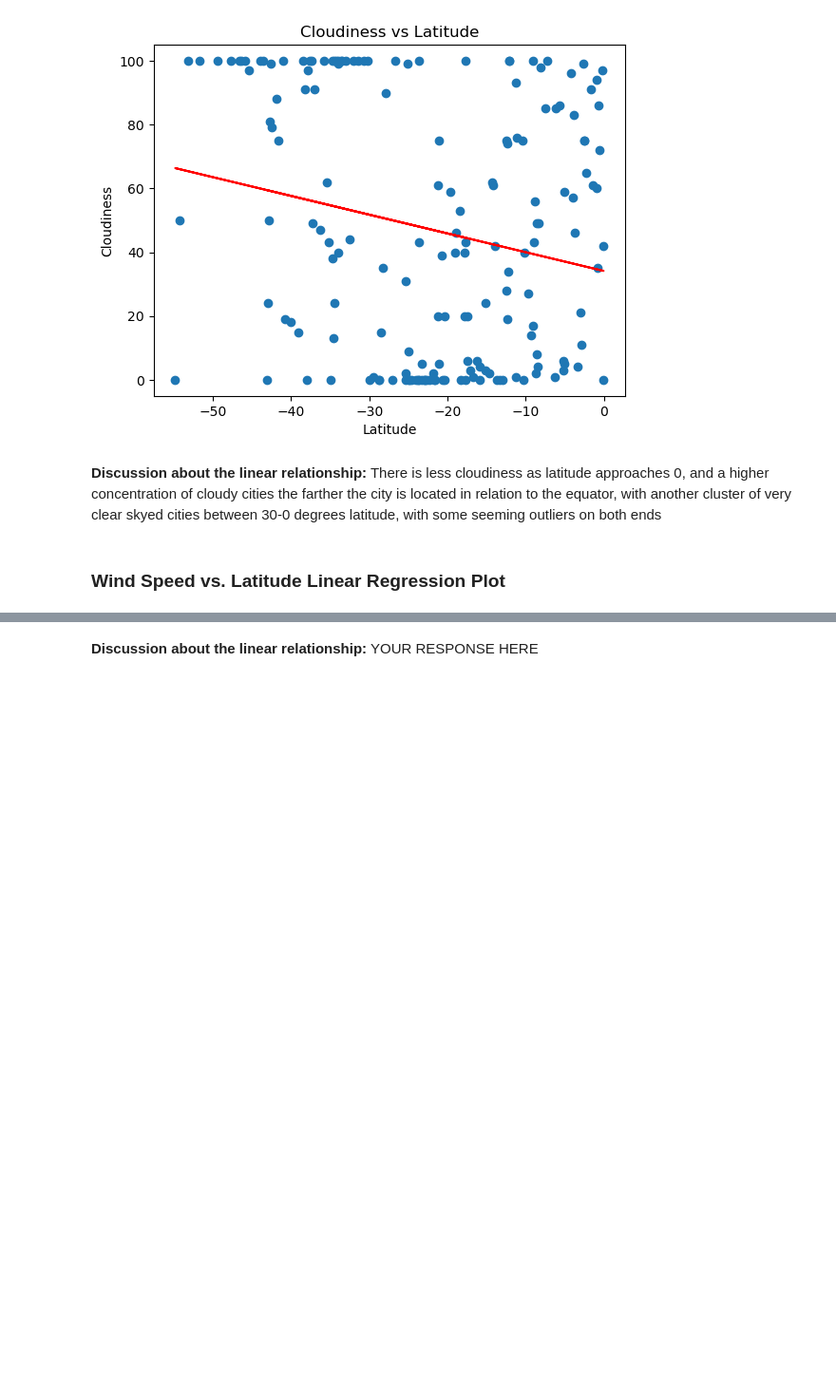
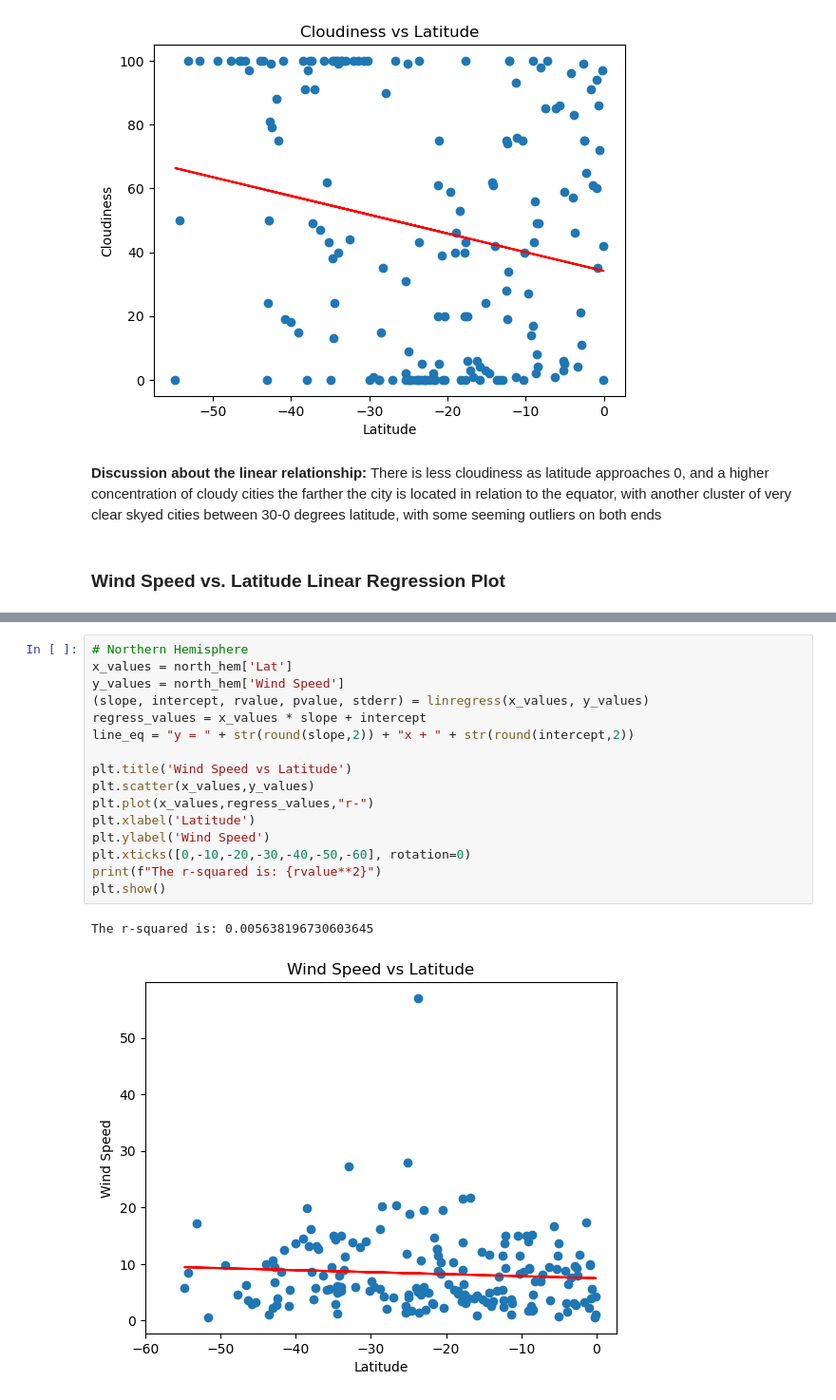
Before and after one commit to LittleAnimal667/python-api-challenge, a Jupyter notebook: WeatherPy/WeatherPy.ipynb, the cells around one changed output, grey strips where cells are left out. Shown at 95% size. Drawn from its saved outputs; the diff is of its cells as text; blank space fills up the shorter version.

```diff
--- a/WeatherPy/WeatherPy.ipynb
+++ b/WeatherPy/WeatherPy.ipynb
@@ -426,2 +414,19 @@ The r-value is: 0.062239040700515696
-# %% [markdown]
-**Discussion about the linear relationship:** YOUR RESPONSE HERE
+# %%
+# Northern Hemisphere
+x_values = north_hem['Lat']
+y_values = north_hem['Wind Speed']
+(slope, intercept, rvalue, pvalue, stderr) = linregress(x_values, y_values)
+regress_values = x_values * slope + intercept
+line_eq = "y = " + str(round(slope,2)) + "x + " + str(round(intercept,2))
+
+plt.title('Wind Speed vs Latitude')
+plt.scatter(x_values,y_values)
+plt.plot(x_values,regress_values,"r-")
+plt.xlabel('Latitude')
+plt.ylabel('Wind Speed')
+plt.xticks([0,-10,-20,-30,-40,-50,-60], rotation=0)
+print(f"The r-squared is: {rvalue**2}")
+plt.show()
+# %% [output]
+The r-squared is: 0.005638196730603645
+[figure, added]
```
Also changed, not shown: parts of 4 cells of this notebook.
